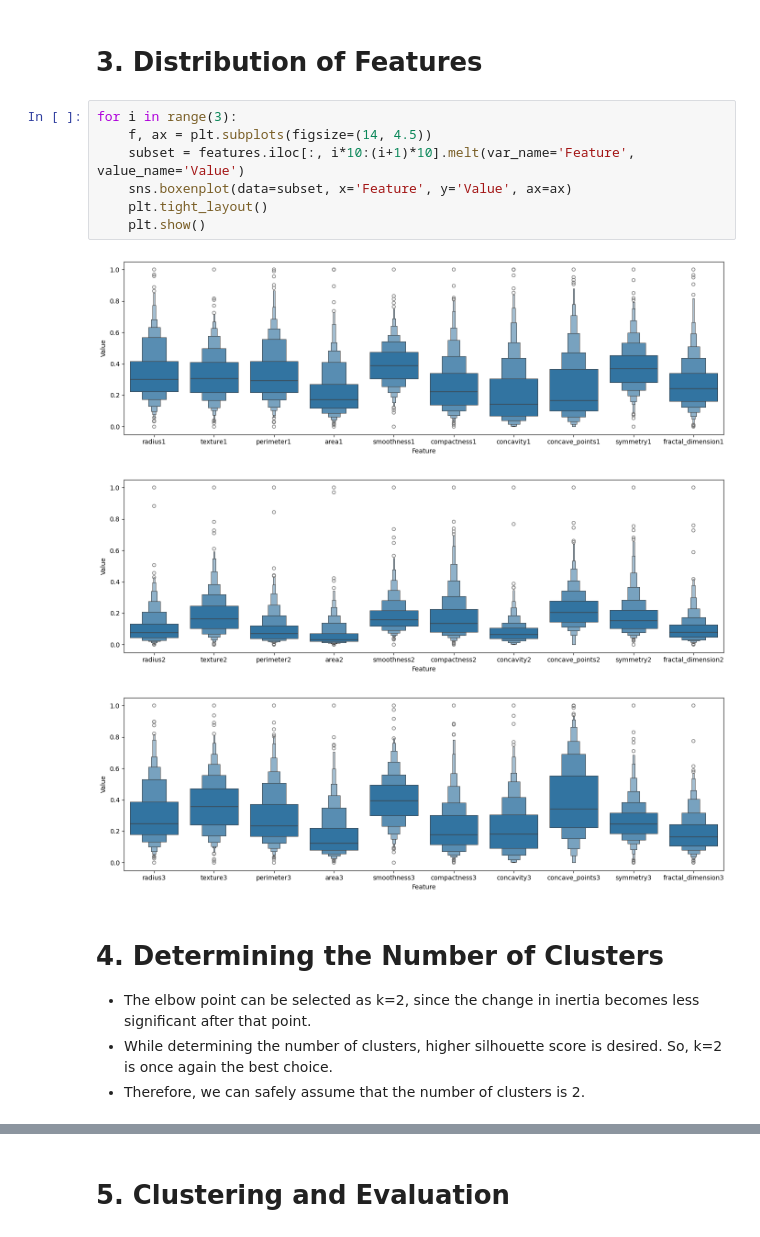
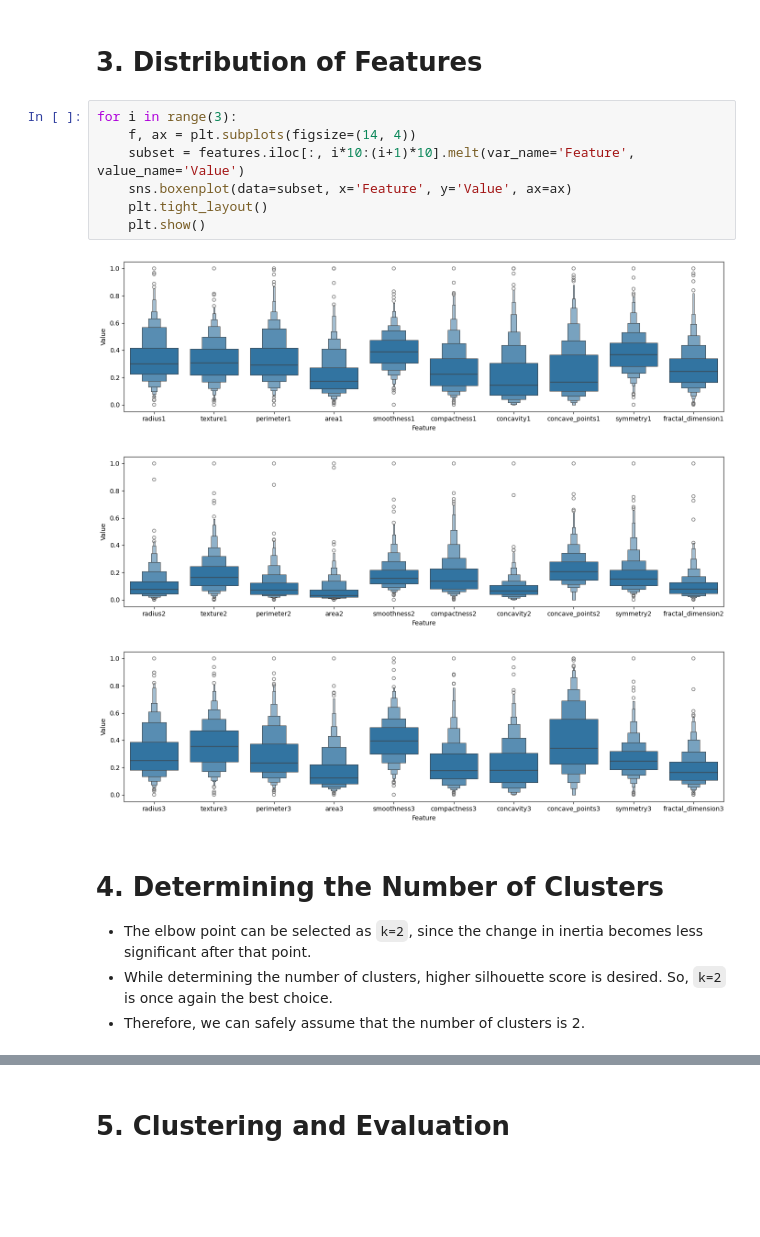
Before and after one commit to Apothemia/STA6015-Assignment-1, a Jupyter notebook: report.ipynb, the cells around one changed output, grey strips where cells are left out. Cells and saved outputs as stored; diff of their text form; blank space fills up the shorter version.

```diff
--- a/report.ipynb
+++ b/report.ipynb
@@ -68,18 +72,18 @@ display_pruned_df(features)
 # 3. Distribution of Features
 # %%
 for i in range(3):
-    f, ax = plt.subplots(figsize=(14, 4.5))
+    f, ax = plt.subplots(figsize=(14, 4))
     subset = features.iloc[:, i*10:(i+1)*10].melt(var_name='Feature', value_name='Value')
     sns.boxenplot(data=subset, x='Feature', y='Value', ax=ax)
     plt.tight_layout()
     plt.show()
 # %% [output]
-[figure, old version]
+[figure, new version]
-[figure, old version]
+[figure, new version]
-[figure, old version]
+[figure, new version]
 # %% [markdown]
 # 4. Determining the Number of Clusters
-* The elbow point can be selected as k=2, since the change in inertia becomes less significant after that point.
-* While determining the number of clusters, higher silhouette score is desired. So, k=2 is once again the best choice.
+* The elbow point can be selected as `k=2`, since the change in inertia becomes less significant after that point.
+* While determining the number of clusters, higher silhouette score is desired. So, `k=2` is once again the best choice.
 * Therefore, we can safely assume that the number of clusters is 2.
 # %%
```
Also changed, not shown: parts of 15 cells of this notebook, 3 other files.
